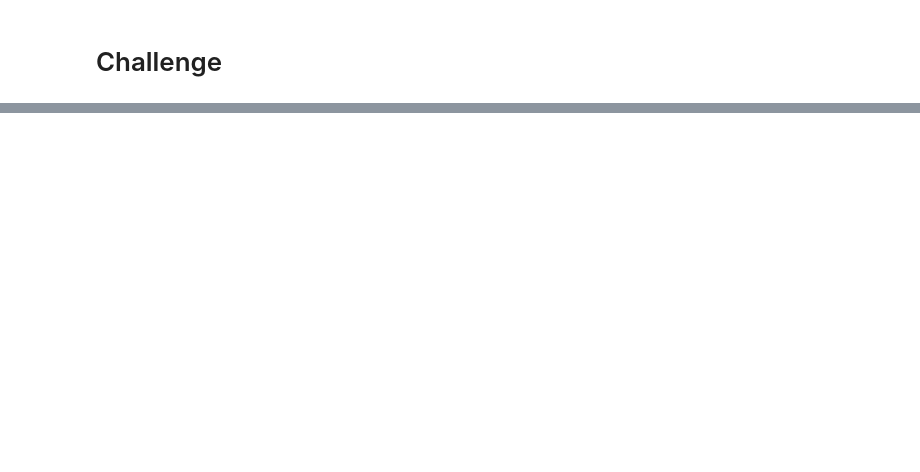
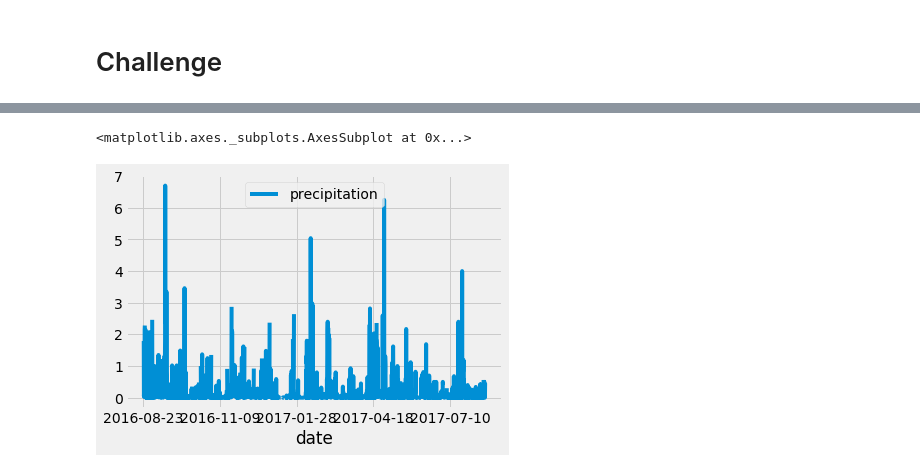
Before and after one commit to spogoff/surfs_up, a Jupyter notebook: climate_analysis.ipynb, the cells around one changed output, grey strips where cells are left out. Cells and saved outputs as stored; diff of their text form; code cells hidden in the pictures; blank space fills up the shorter version.

```diff
--- a/climate_analysis.ipynb
+++ b/climate_analysis.ipynb
@@ -70,0 +99,5 @@ session = Session(engine)
+# %%
+df.plot()
+# %% [output]
+<matplotlib.axes._subplots.AxesSubplot at 0x...>
+[figure, added]
```
Also changed, not shown: parts of 3 cells of this notebook.
